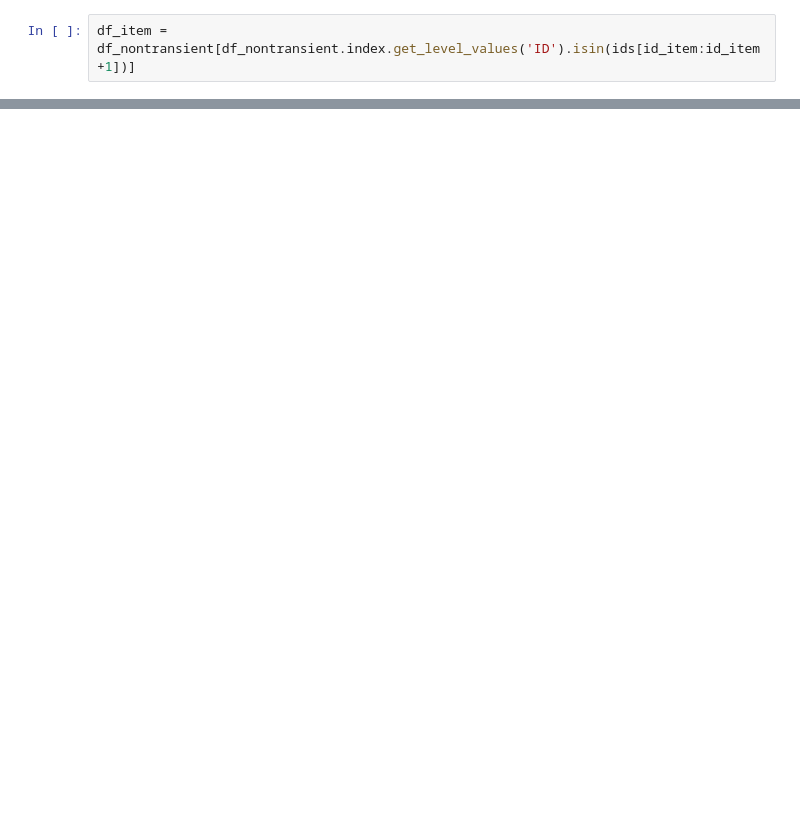
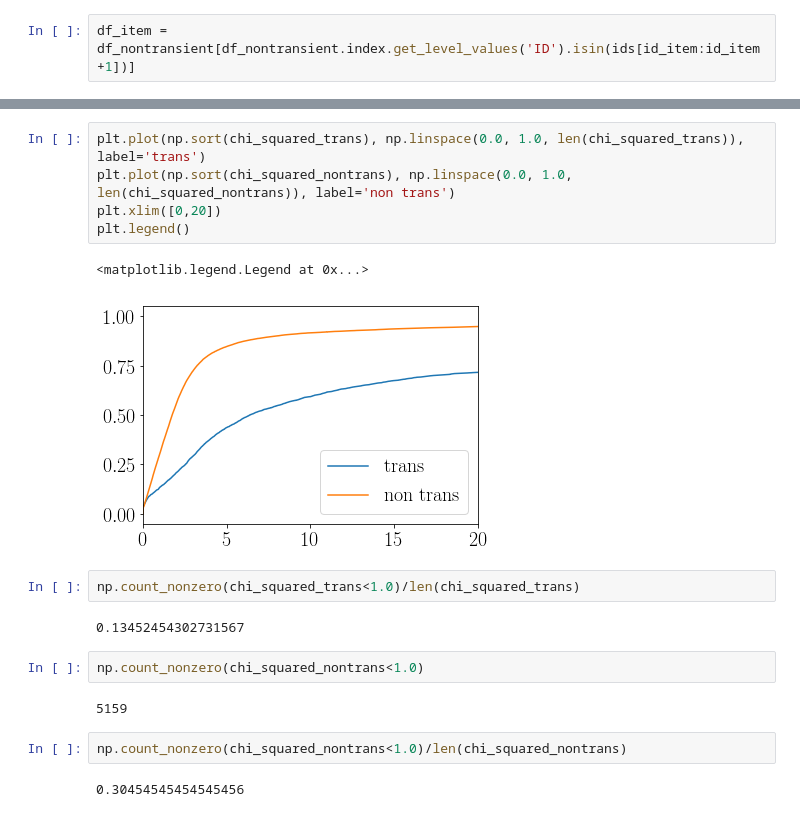
Before and after one commit to MachineLearningUniandes/MANTRA, a Jupyter notebook: nb-explore/explore_light_curves.ipynb, the cells around one changed output, grey strips where cells are left out. Saved outputs shown, nothing was run; the diff lists cells and outputs as text; blank space fills up the shorter version.

```diff
--- a/nb-explore/explore_light_curves.ipynb
+++ b/nb-explore/explore_light_curves.ipynb
@@ -211,0 +228,20 @@ Index(['CataID1121048016765', 'CataID1121048016765', 'CataID1121048016765',
+# %%
+plt.plot(np.sort(chi_squared_trans), np.linspace(0.0, 1.0, len(chi_squared_trans)), label='trans')
+plt.plot(np.sort(chi_squared_nontrans), np.linspace(0.0, 1.0, len(chi_squared_nontrans)), label='non trans')
+plt.xlim([0,20])
+plt.legend()
+# %% [output]
+<matplotlib.legend.Legend at 0x...>
+[figure, added]
+# %%
+np.count_nonzero(chi_squared_trans<1.0)/len(chi_squared_trans)
+# %% [output]
+0.13452454302731567
+# %%
+np.count_nonzero(chi_squared_nontrans<1.0)
+# %% [output]
+5159
+# %%
+np.count_nonzero(chi_squared_nontrans<1.0)/len(chi_squared_nontrans)
+# %% [output]
+0.30454545454545456
```
Also changed, not shown: parts of 7 cells of this notebook.
